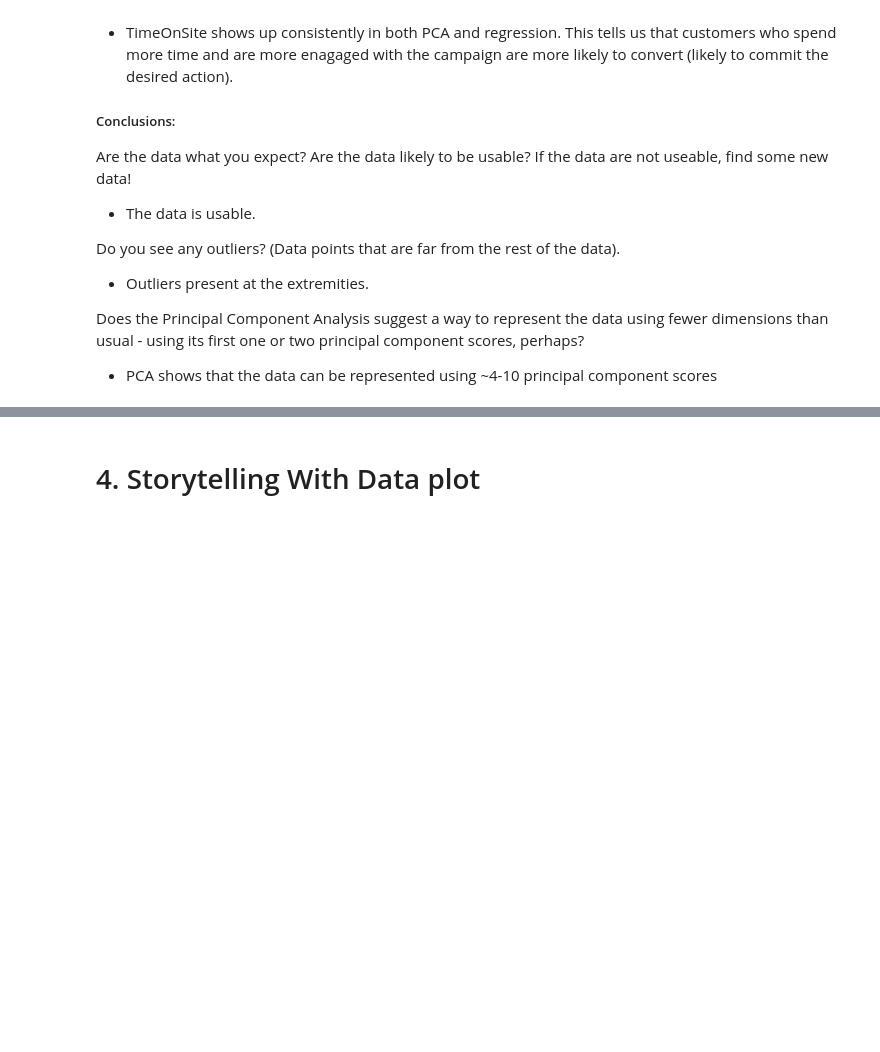
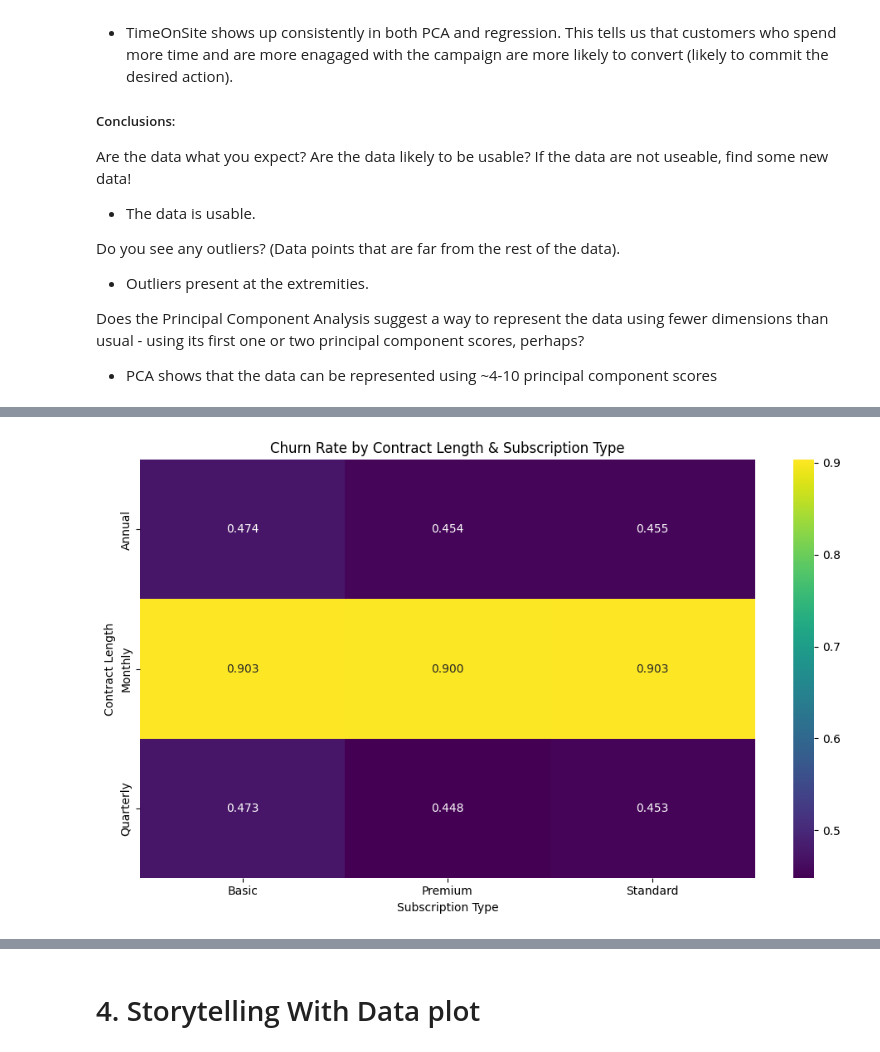
Before and after one commit to paumar2/DX699-MODB2, a Jupyter notebook: Week9.ipynb, the cells around one changed output, grey strips where cells are left out. Saved outputs shown, nothing was run; the diff lists cells and outputs as text; code cells hidden in the pictures; blank space fills up the shorter version.

```diff
--- a/Week9.ipynb
+++ b/Week9.ipynb
@@ -643,0 +623,6 @@ Does the Principal Component Analysis suggest a way to represent the data using
+# %%
+train_cc = pd.read_csv('customer_churn_dataset-training-master.csv')
+test_cc = pd.read_csv('customer_churn_dataset-testing-master.csv')
+#combine train and test for full scope EDA
+customer_churn = pd.concat([train_cc, test_cc], ignore_index=True)
+customer_churn.head(10) #target variable: Churn
@@ -643,0 +663,19 @@ Does the Principal Component Analysis suggest a way to represent the data using
+# %%
+#heatmap:churn rate by contract length & subsrciption type
+#pivot table of churn rates
+cc_p1 = customer_churn.pivot_table(
+    values='Churn',
+    index='Contract Length',
+    columns='Subscription Type',
+    aggfunc='mean'
+)
+#heatmap
+plt.figure(figsize=(10,6))
+sns.heatmap(cc_p1, annot=True, fmt=".3f", cmap="viridis")
+plt.title("Churn Rate by Contract Length & Subscription Type")
+plt.xlabel("Subscription Type")
+plt.ylabel("Contract Length")
+plt.tight_layout()
+plt.show()
+# %% [output]
+[figure, added]
```
Also changed, not shown: parts of 27 cells of this notebook.
